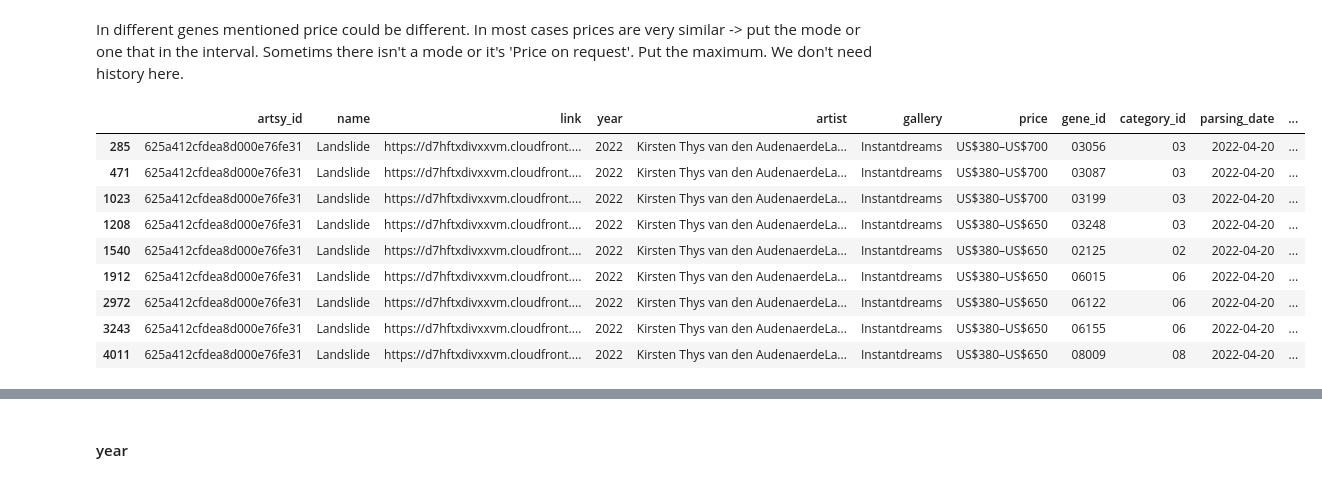
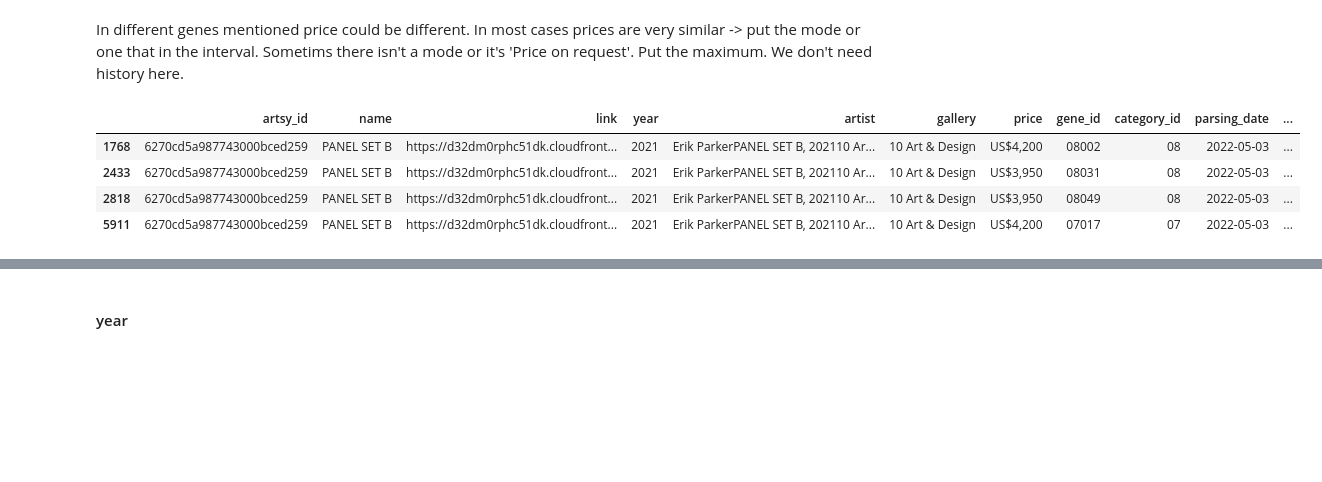
Before and after one commit to Bella151305/ArtProject, a Jupyter notebook: Artsy_genome_api.ipynb, the cells around one changed output, grey strips where cells are left out. Cells and saved outputs as stored; diff of their text form; code cells hidden in the pictures; blank space fills up the shorter version.

```diff
--- a/Artsy_genome_api.ipynb
+++ b/Artsy_genome_api.ipynb
@@ -1899,0 +2258,5 @@ https://d32dm0rphc51dk.cloudfront.net/3gxxZMXEYPjh8hhouRj9lQ/large.jpg
+# %%
+inx_list = df_cat_dat_total.loc[df_cat_dat_total['artsy_id']==links_prob_list[inx]].index.tolist()
+
+link_list = df_cat_dat_total.loc[df_cat_dat_total['artsy_id']==links_prob_list[inx]]['link'].unique()
+link_list
@@ -1900,7 +2267,10 @@ https://d32dm0rphc51dk.cloudfront.net/3gxxZMXEYPjh8hhouRj9lQ/large.jpg
 # %% [markdown]
 These pictures are the same but shots were done with different light. Replace the last one.
 # %%
-df_cat_dat_total.at[162343, 'link'] = 'https://d32dm0rphc51dk.cloudfront.net/dIHPcpGCPw8QyU-YRGQRMA/large.jpg'
+for i in inx_list:
+  df_cat_dat_total.at[i, 'link'] = link_list[0]
+
+#df_cat_dat_total.at[162343, 'link'] = 'https://d32dm0rphc51dk.cloudfront.net/dIHPcpGCPw8QyU-YRGQRMA/large.jpg'
 # %%
 print(df_cat_dat_total['artsy_id'].nunique())
 print(df_cat_dat_total['link'].nunique())
@@ -2154,5 +2524,5 @@ len(id_prob_name)
 # %%
-inx = 3
+inx = 4
 df_cat_dat_total.loc[df_cat_dat_total['artsy_id']==id_prob_name[inx]]
 # %% [output]
 |  | artsy_id | name | link | year | artist | gallery | price | gene_id | category_id | parsing_date | ... |
@@ -2169,6 +2544,6 @@ array(['Roast Iguana (from the Wild Raspberries portfolio)',
 # %%
 for i in inx_list:
-  df_cat_dat_total.at[i, 'name'] = name_list[1]
+  df_cat_dat_total.at[i, 'name'] = name_list[2]
   #df_cat_dat_total.at[i, 'name'] = 'Salade de Alf Landon'
 # %% [markdown]
 #### price
@@ -2184,20 +2559,15 @@ len(id_prob_price)
 # %% [markdown]
 In different genes mentioned price could be different. In most cases prices are very similar -> put the mode or one that in the interval. Sometims there isn't a mode or it's 'Price on request'. Put the maximum. We don't need history here.
 # %%
-inx = 0
+inx = 8
 df_cat_dat_total.loc[df_cat_dat_total['artsy_id']==id_prob_price[inx]]
 #df_cat_dat_total.loc[df_cat_dat_total['artsy_id'].isin(id_prob_price)]
 # %% [output]
 |  | artsy_id | name | link | year | artist | gallery | price | gene_id | category_id | parsing_date | ... |
-| 285 | 625a412cfdea8d000e76fe31 | Landslide | https://d7hftxdivxxvm.cloudfront.... | 2022 | Kirsten Thys van den AudenaerdeLa... | Instantdreams | US$380–US$700 | 03056 | 03 | 2022-04-20 | ... |
-| 471 | 625a412cfdea8d000e76fe31 | Landslide | https://d7hftxdivxxvm.cloudfront.... | 2022 | Kirsten Thys van den AudenaerdeLa... | Instantdreams | US$380–US$700 | 03087 | 03 | 2022-04-20 | ... |
-| 1023 | 625a412cfdea8d000e76fe31 | Landslide | https://d7hftxdivxxvm.cloudfront.... | 2022 | Kirsten Thys van den AudenaerdeLa... | Instantdreams | US$380–US$700 | 03199 | 03 | 2022-04-20 | ... |
-| 1208 | 625a412cfdea8d000e76fe31 | Landslide | https://d7hftxdivxxvm.cloudfront.... | 2022 | Kirsten Thys van den AudenaerdeLa... | Instantdreams | US$380–US$650 | 03248 | 03 | 2022-04-20 | ... |
-| 1540 | 625a412cfdea8d000e76fe31 | Landslide | https://d7hftxdivxxvm.cloudfront.... | 2022 | Kirsten Thys van den AudenaerdeLa... | Instantdreams | US$380–US$650 | 02125 | 02 | 2022-04-20 | ... |
-| 1912 | 625a412cfdea8d000e76fe31 | Landslide | https://d7hftxdivxxvm.cloudfront.... | 2022 | Kirsten Thys van den AudenaerdeLa... | Instantdreams | US$380–US$650 | 06015 | 06 | 2022-04-20 | ... |
-| 2972 | 625a412cfdea8d000e76fe31 | Landslide | https://d7hftxdivxxvm.cloudfront.... | 2022 | Kirsten Thys van den AudenaerdeLa... | Instantdreams | US$380–US$650 | 06122 | 06 | 2022-04-20 | ... |
-| 3243 | 625a412cfdea8d000e76fe31 | Landslide | https://d7hftxdivxxvm.cloudfront.... | 2022 | Kirsten Thys van den AudenaerdeLa... | Instantdreams | US$380–US$650 | 06155 | 06 | 2022-04-20 | ... |
-| 4011 | 625a412cfdea8d000e76fe31 | Landslide | https://d7hftxdivxxvm.cloudfront.... | 2022 | Kirsten Thys van den AudenaerdeLa... | Instantdreams | US$380–US$650 | 08009 | 08 | 2022-04-20 | ... |
+| 1768 | 6270cd5a987743000bced259 | PANEL SET B | https://d32dm0rphc51dk.cloudfront... | 2021 | Erik ParkerPANEL SET B, 202110 Ar... | 10 Art & Design | US$4,200 | 08002 | 08 | 2022-05-03 | ... |
+| 2433 | 6270cd5a987743000bced259 | PANEL SET B | https://d32dm0rphc51dk.cloudfront... | 2021 | Erik ParkerPANEL SET B, 202110 Ar... | 10 Art & Design | US$3,950 | 08031 | 08 | 2022-05-03 | ... |
+| 2818 | 6270cd5a987743000bced259 | PANEL SET B | https://d32dm0rphc51dk.cloudfront... | 2021 | Erik ParkerPANEL SET B, 202110 Ar... | 10 Art & Design | US$3,950 | 08049 | 08 | 2022-05-03 | ... |
+| 5911 | 6270cd5a987743000bced259 | PANEL SET B | https://d32dm0rphc51dk.cloudfront... | 2021 | Erik ParkerPANEL SET B, 202110 Ar... | 10 Art & Design | US$4,200 | 07017 | 07 | 2022-05-03 | ... |
 # %%
 inx_list = df_cat_dat_total.loc[df_cat_dat_total['artsy_id']==id_prob_price[inx]].index.tolist()
 
```
Also changed, not shown: parts of 250 cells of this notebook.
